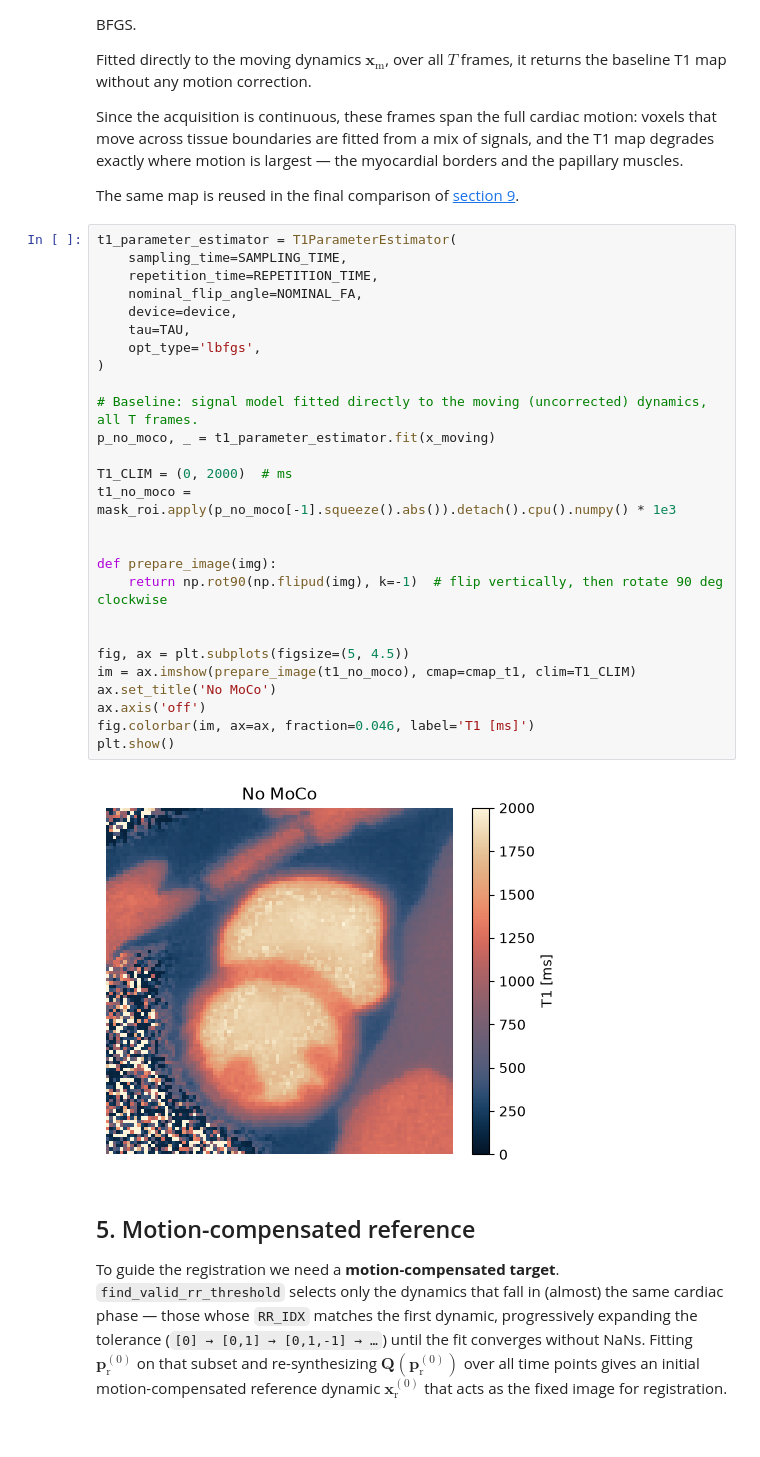
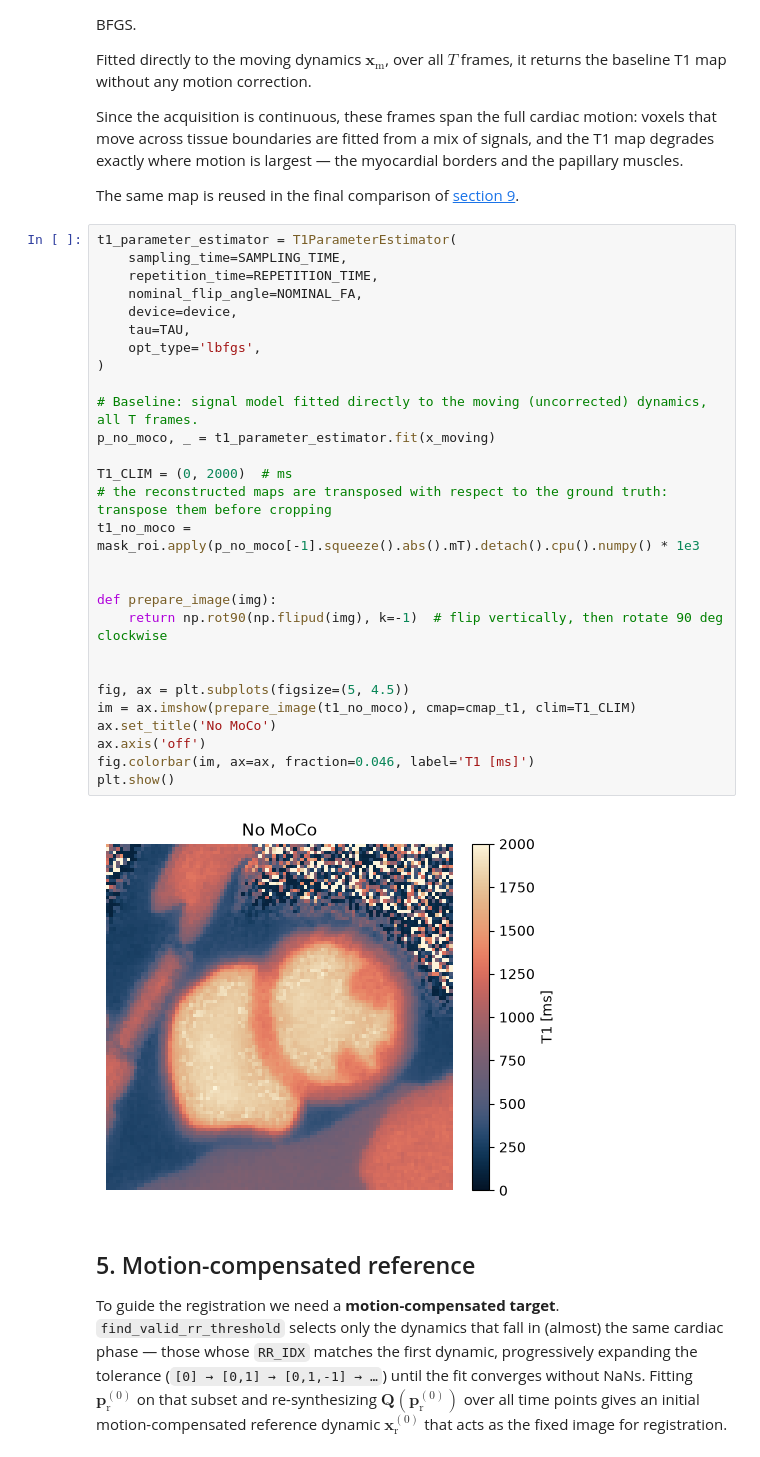
Before and after one commit to guastinimara/Joint-ZS-Motion-Recon-T1-Mapping, a Jupyter notebook: examples/notebooks/xcat_motion_corrected_t1.ipynb, the cells around one changed output. Drawn from its saved outputs; the diff is of its cells as text.

Commit message:
figure added

```diff
--- a/examples/notebooks/xcat_motion_corrected_t1.ipynb
+++ b/examples/notebooks/xcat_motion_corrected_t1.ipynb
@@ -381,32 +381,33 @@ The same map is reused in the final comparison of [section 9](#9).
 # %%
 t1_parameter_estimator = T1ParameterEstimator(
     sampling_time=SAMPLING_TIME,
     repetition_time=REPETITION_TIME,
     nominal_flip_angle=NOMINAL_FA,
     device=device,
     tau=TAU,
     opt_type='lbfgs',
 )
 
 # Baseline: signal model fitted directly to the moving (uncorrected) dynamics, all T frames.
 p_no_moco, _ = t1_parameter_estimator.fit(x_moving)
 
 T1_CLIM = (0, 2000)  # ms
-t1_no_moco = mask_roi.apply(p_no_moco[-1].squeeze().abs()).detach().cpu().numpy() * 1e3
+# the reconstructed maps are transposed with respect to the ground truth: transpose them before cropping
+t1_no_moco = mask_roi.apply(p_no_moco[-1].squeeze().abs().mT).detach().cpu().numpy() * 1e3
 
 
 def prepare_image(img):
     return np.rot90(np.flipud(img), k=-1)  # flip vertically, then rotate 90 deg clockwise
 
 
 fig, ax = plt.subplots(figsize=(5, 4.5))
 im = ax.imshow(prepare_image(t1_no_moco), cmap=cmap_t1, clim=T1_CLIM)
 ax.set_title('No MoCo')
 ax.axis('off')
 fig.colorbar(im, ax=ax, fraction=0.046, label='T1 [ms]')
 plt.show()
 # %% [output]
-[figure, old version]
+[figure, new version]
 # %% [markdown]
 <a id="5"></a>
 ## 5. Motion-compensated reference
```
Also changed, not shown: parts of 1 cell of this notebook, 2 other files.
